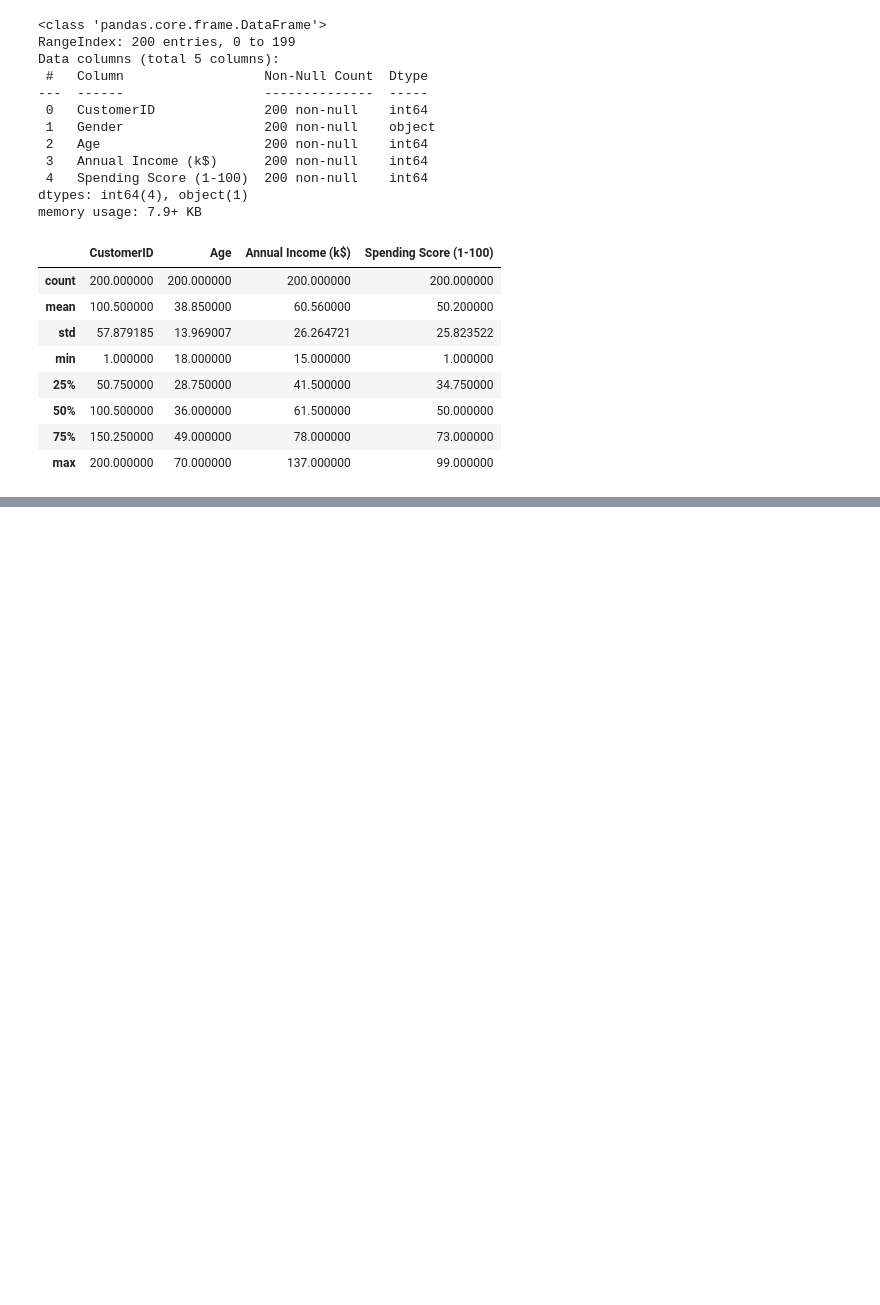
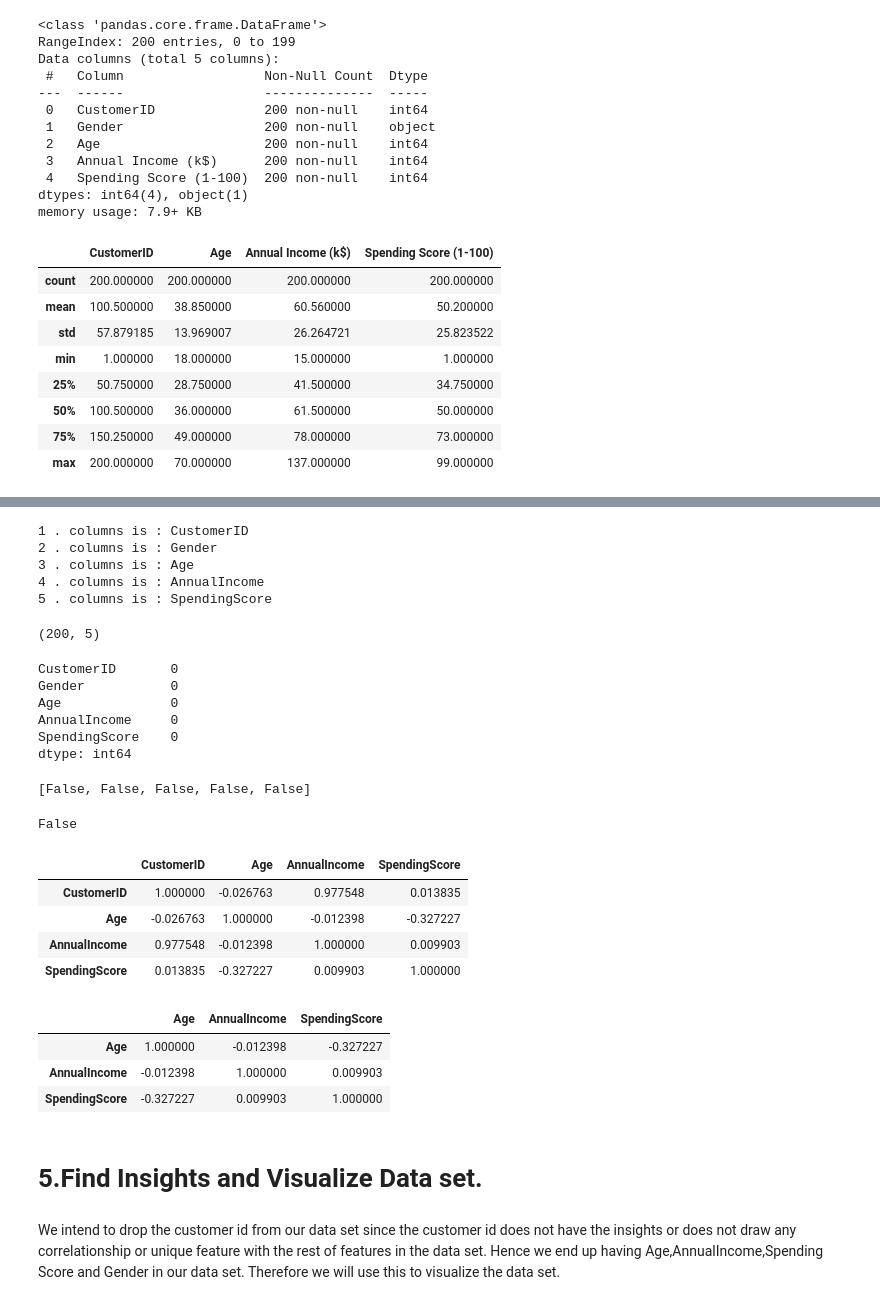
Before and after one commit to otumanelson758/Jenga-Project, a Jupyter notebook: CustomerSegmentationProject.ipynb, the cells around one changed output, grey strips where cells are left out. Cells and saved outputs as stored; diff of their text form; code cells hidden in the pictures; blank space fills up the shorter version.

Commit message:
Enriched the Data Set to obtain the reports,performed raw count check,We intend to drop the customer id since it does not have any correlationship with the features.

```diff
--- a/CustomerSegmentationProject.ipynb
+++ b/CustomerSegmentationProject.ipynb
@@ -136,0 +158,60 @@ Data.describe()# This shows you some basic descriptive statistics for all numeri
+# %%
+# We now rename the columns in the data set.
+
+Data.rename(columns={'Annual Income (k$)':'AnnualIncome','Spending Score (1-100)':'SpendingScore'},inplace=True)
+# %%
+# We use the concept of for loop in our data set  to understatand for data's columns
+for i,col in enumerate(Data.columns):
+    print((i+1),'. columns is :',col)
+# %% [output]
+1 . columns is : CustomerID
+2 . columns is : Gender
+3 . columns is : Age
+4 . columns is : AnnualIncome
+5 . columns is : SpendingScore
+# %%
+# Lets Perform the row and columns count in our data set.
+Data.shape
+# %% [output]
+(200, 5)
+# %%
+#Check for null values count  in our data set.
+Data.isnull().sum()
+# %% [output]
+CustomerID       0
+Gender           0
+Age              0
+AnnualIncome     0
+SpendingScore    0
+dtype: int64
+# %%
+#Lets check for every feature control  null value in this data # False mean our data is clean.
+print(list(Data.isnull().any()))
+# %% [output]
+[False, False, False, False, False]
+# %%
+#lWe check for data control null values in our data sets.
+Data.isnull().values.any()
+# %% [output]
+False
+# %%
+#checking for data correlation in our data set.
+Data.corr()
+# %% [output]
+|  | CustomerID | Age | AnnualIncome | SpendingScore |
+| CustomerID | 1.000000 | -0.026763 | 0.977548 | 0.013835 |
+| Age | -0.026763 | 1.000000 | -0.012398 | -0.327227 |
+| AnnualIncome | 0.977548 | -0.012398 | 1.000000 | 0.009903 |
+| SpendingScore | 0.013835 | -0.327227 | 0.009903 | 1.000000 |
+# %%
+Data.iloc[:,1:].corr()# we check for data correlation in our features as headers.
+# %% [output]
+|  | Age | AnnualIncome | SpendingScore |
+| Age | 1.000000 | -0.012398 | -0.327227 |
+| AnnualIncome | -0.012398 | 1.000000 | 0.009903 |
+| SpendingScore | -0.327227 | 0.009903 | 1.000000 |
+# %% [markdown]
+# 5.Find Insights and Visualize Data set.
+# %% [markdown]
+We intend to drop the customer id from our data set since the customer id does not have the insights or does not draw any correlationship or unique feature with the rest of features in the data set. Hence we end up having Age,AnnualIncome,Spending Score and Gender in our data set.
+Therefore we will use this to visualize the data set.
```
Also changed, not shown: parts of 6 cells of this notebook.
